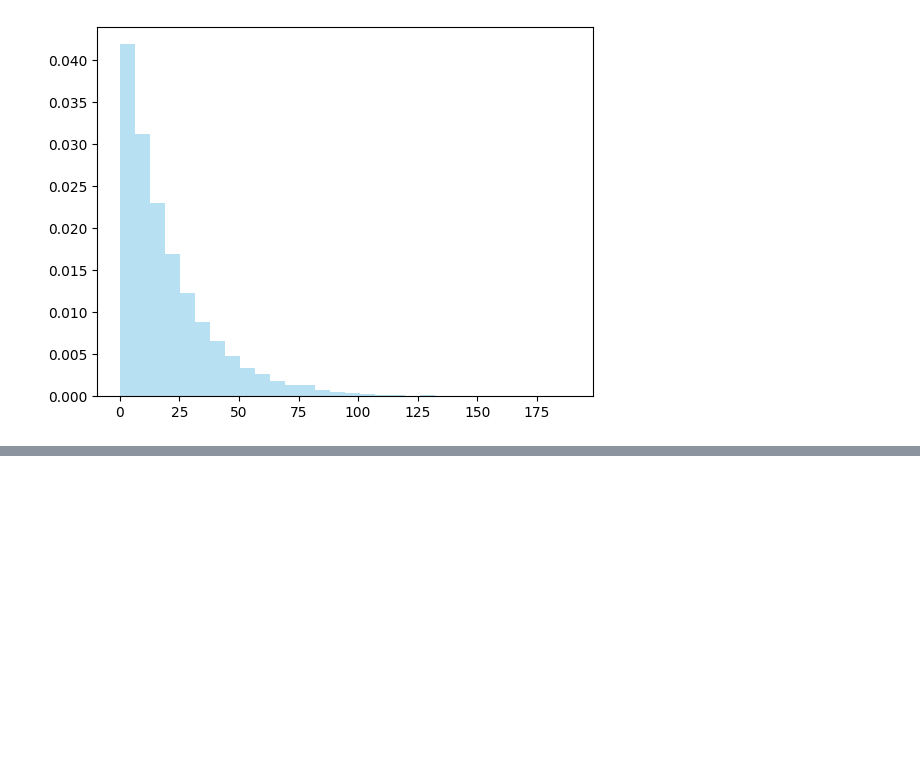
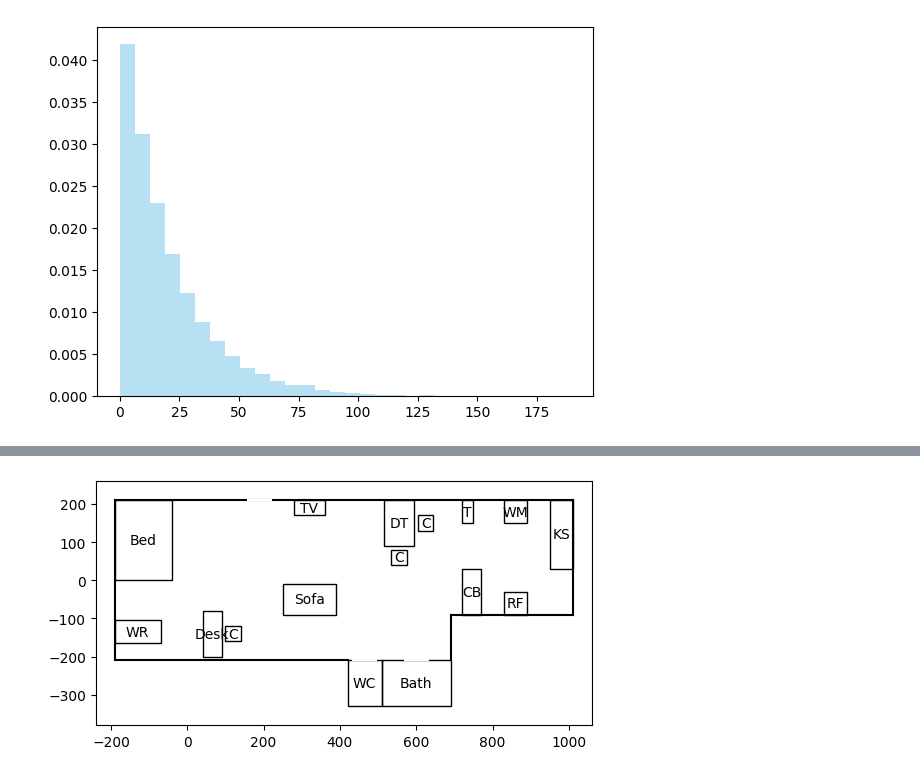
Before and after one commit to tanakai0/SensorDataSimulator, a Jupyter notebook: temp_test.ipynb, the cells around one changed output, grey strips where cells are left out. Drawn from its saved outputs; the diff is of its cells as text; code cells hidden in the pictures; blank space fills up the shorter version.

```diff
--- a/temp_test.ipynb
+++ b/temp_test.ipynb
@@ -338,0 +370,11 @@ Bathroom [(600.0, -270.0)]
+# %%
+from pathlib import Path
+import src.utils as utils
+import src.sensor_model as sensor_model
+
+layout_path = Path("./layout_data/test_layout")
+sensors = sensor_model.test_sensors2
+utils.save_layout(layout_path, layout_path, sensors=[],WT=[],
+    show=True, color_map_name="Blues", filename="Layout",dpi=400,mark_point=[])
+# %% [output]
+[figure, added]
```
Also changed, not shown: parts of 1 cell of this notebook, 5 other files.
